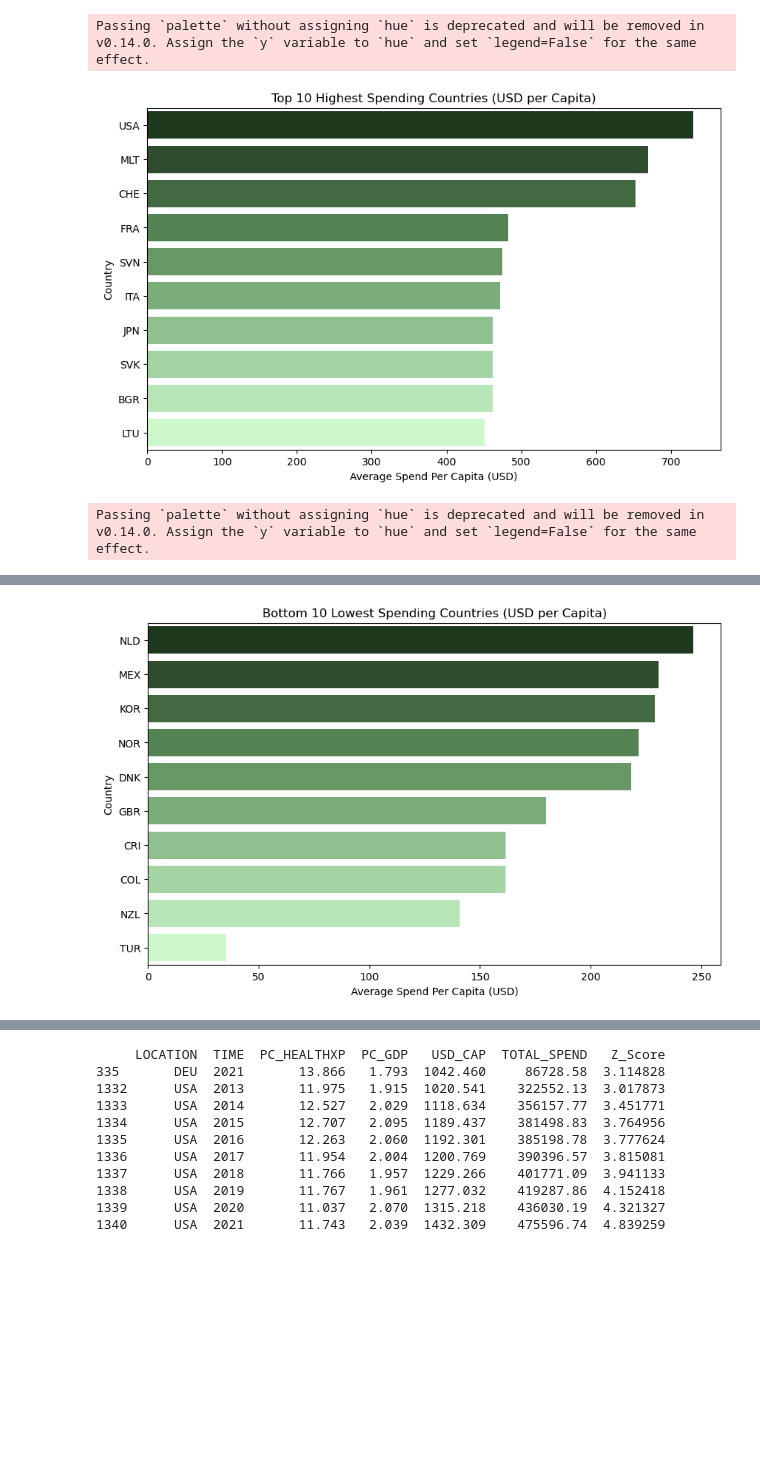
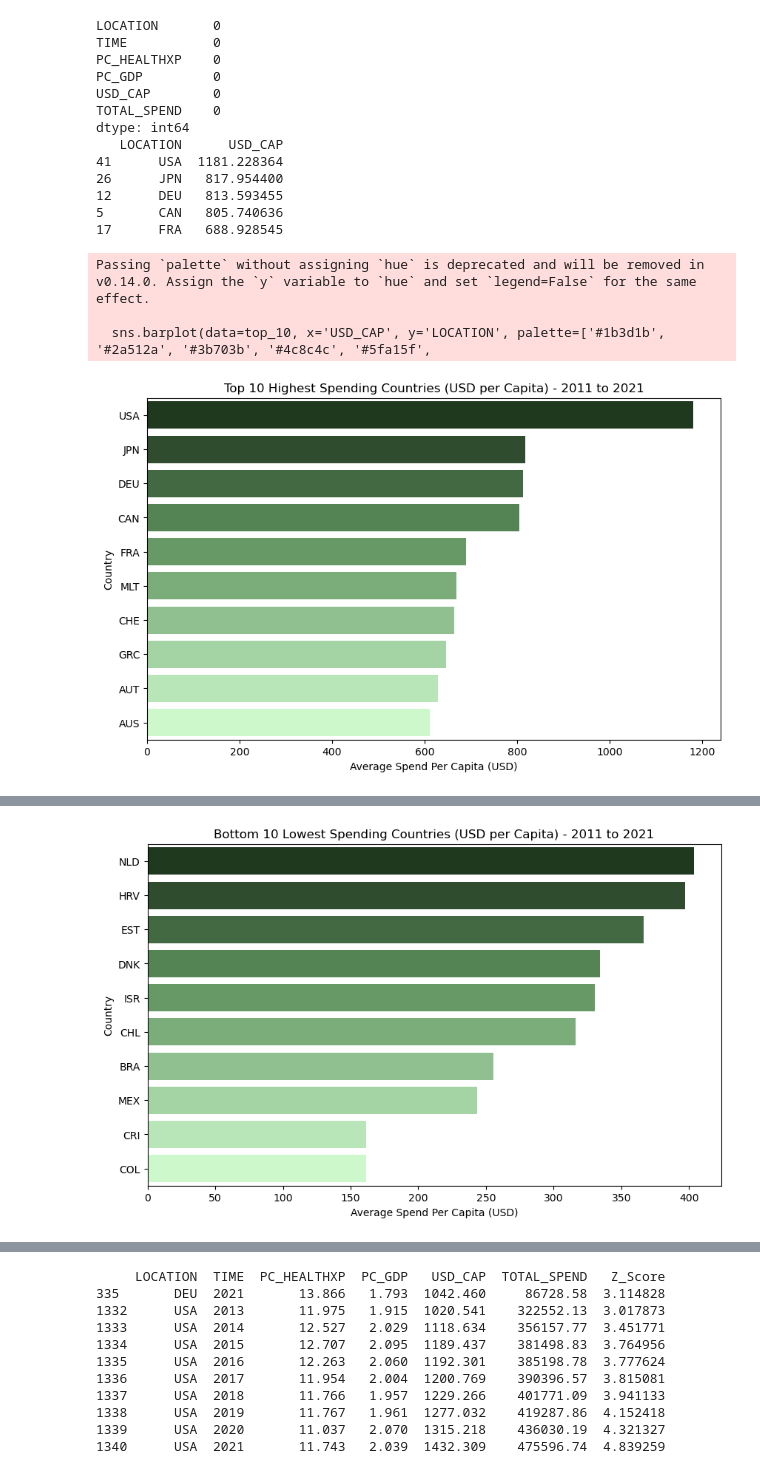
Before and after one commit to tqq199548/Team-2-Cohort-5, a Jupyter notebook: Identifying Top 10 and Bottom 10 Spenders with graphs.ipynb, the cells around one changed output, grey strips where cells are left out. Drawn from its saved outputs; the diff is of its cells as text; code cells hidden in the pictures; blank space fills up the shorter version.

```diff
--- a/Identifying Top 10 and Bottom 10 Spenders with graphs.ipynb
+++ b/Identifying Top 10 and Bottom 10 Spenders with graphs.ipynb
@@ -2,78 +2,60 @@
 import pandas as pd
 import matplotlib.pyplot as plt
 import seaborn as sns
-import plotly.express as px
 
 # Load dataset
 file_path = r"C:\Users\kaurp\Team_2_Pharmaceutical_Drug_Spending_by_Countries\flat-ui__data-Tue Mar 11 2025.csv"
 data = pd.read_csv(file_path)
 
-# Calculate Average Spend Per Capita by Location
-avg_spend = data.groupby('LOCATION')['USD_CAP'].mean().reset_index()
+# Filter data for years 2011 to 2021
+data_filtered = data[(data['TIME'] >= 2011) & (data['TIME'] <= 2021)]
+
+# Check for missing values
+print(data_filtered.isnull().sum())  # Ensure there are no missing values in the relevant columns
+
+# Calculate Average Spend Per Capita by Location for the filtered years
+avg_spend = data_filtered.groupby('LOCATION')['USD_CAP'].mean().reset_index()
 avg_spend = avg_spend.sort_values(by='USD_CAP', ascending=False)
+
+# Check the grouped data
+print(avg_spend.head())  # Ensure the data looks as expected
 
 # Top 10 and Bottom 10 Countries
 top_10 = avg_spend.head(10)
 bottom_10 = avg_spend.tail(10)
 
-
 # Bar Chart for Top 10
 plt.figure(figsize=(10, 6))
 sns.barplot(data=top_10, x='USD_CAP', y='LOCATION', palette=['#1b3d1b', '#2a512a', '#3b703b', '#4c8c4c', '#5fa15f',
                                                              '#73b573', '#88c888', '#9cdb9c', '#b1eeb1', '#c5ffc5'])
-plt.title('Top 10 Highest Spending Countries (USD per Capita)')
+plt.title('Top 10 Highest Spending Countries (USD per Capita) - 2011 to 2021')
 plt.xlabel('Average Spend Per Capita (USD)')
 plt.ylabel('Country')
 plt.show()
 
 # Bar Chart for Bottom 10
 plt.figure(figsize=(10, 6))
 sns.barplot(data=bottom_10, x='USD_CAP', y='LOCATION', palette=['#1b3d1b', '#2a512a', '#3b703b', '#4c8c4c', '#5fa15f',
                                                                 '#73b573', '#88c888', '#9cdb9c', '#b1eeb1', '#c5ffc5'])
-plt.title('Bottom 10 Lowest Spending Countries (USD per Capita)')
+plt.title('Bottom 10 Lowest Spending Countries (USD per Capita) - 2011 to 2021')
 plt.xlabel('Average Spend Per Capita (USD)')
 plt.ylabel('Country')
 plt.show()
-
-
-# Example: Linear Regression
-from sklearn.linear_model import LinearRegression
-from sklearn.model_selection import train_test_split
-
-# Prepare Data
-X = data[['PC_GDP']].dropna()  # Predictor
-y = data['USD_CAP'].dropna()  # Target
-X_train, X_test, y_train, y_test = train_test_split(X, y, test_size=0.2, random_state=42)
-
-# Model
-model = LinearRegression()
-model.fit(X_train, y_train)
-
-# Coefficients
-print("Intercept:", model.intercept_)
-print("Coefficient:", model.coef_[0])
-
-# Scatter Plot with Regression Line
-plt.figure(figsize=(10, 6))
-
-# Use color scheme for scatter points
-colors = ['#1b3d1b', '#2a512a', '#3b703b', '#4c8c4c', '#5fa15f',
-          '#73b573', '#88c888', '#9cdb9c', '#b1eeb1', '#c5ffc5']
-
-# Scatter plot
-sns.scatterplot(x=X['PC_GDP'], y=y, alpha=0.8, label='Data Points',
-                palette=colors, hue=X['PC_GDP'], legend=False)
-
-# Regression line in red
-plt.plot(X['PC_GDP'], model.predict(X), color='red', label='Regression Line')
-
-# Labels and title
-plt.title('Linear Regression: PC_GDP vs USD_CAP')
-plt.xlabel('GDP per Capita')
-plt.ylabel('Health Spend per Capita (USD)')
-plt.legend()
-plt.show()
 # %% [output]
-Passing `palette` without assigning `hue` is deprecated and will be removed in v0.14.0. Assign the `y` variable to `hue` and set `legend=False` for the same effect.
+LOCATION       0
+TIME           0
+PC_HEALTHXP    0
+PC_GDP         0
+USD_CAP        0
+TOTAL_SPEND    0
+dtype: int64
+   LOCATION      USD_CAP
+41      USA  1181.228364
+26      JPN   817.954400
+12      DEU   813.593455
+5       CAN   805.740636
+17      FRA   688.928545
+Passing `palette` without assigning `hue` is deprecated and will be removed in v0.14.0. Assign the `y` variable to `hue` and set `legend=False` for the same effect.
+
+  sns.barplot(data=top_10, x='USD_CAP', y='LOCATION', palette=['#1b3d1b', '#2a512a', '#3b703b', '#4c8c4c', '#5fa15f',
-[figure, old version]
+[figure, new version]
-Passing `palette` without assigning `hue` is deprecated and will be removed in v0.14.0. Assign the `y` variable to `hue` and set `legend=False` for the same effect.
@@ -80 +65 @@ Passing `palette` without assigning `hue` is deprecated and will be removed in v
-[figure, old version]
+[figure, new version]
```
Also changed, not shown: parts of 8 cells of this notebook.
